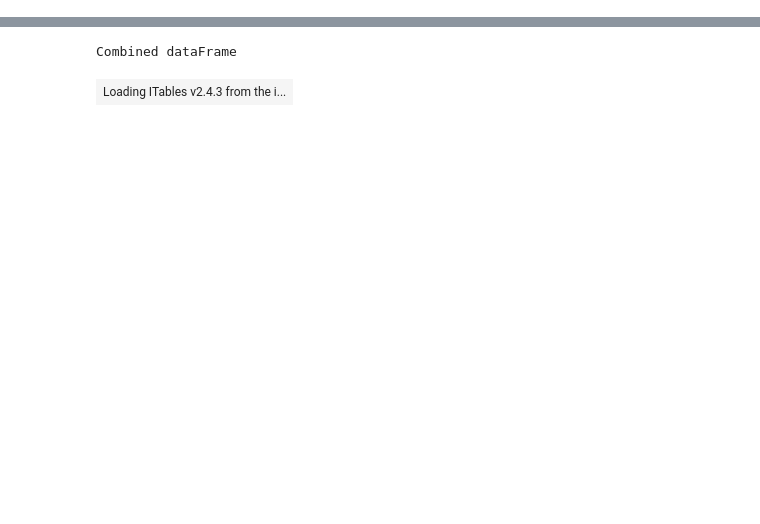
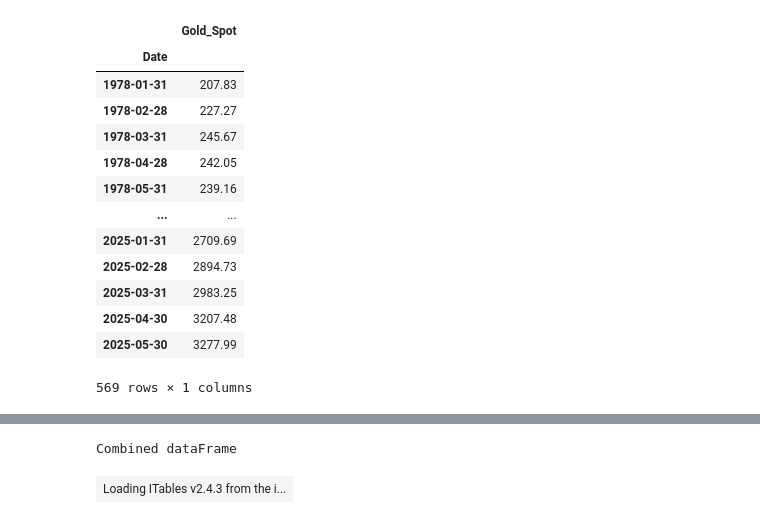
Before and after one commit to HuyPham171-hub/gold-price-prediction, a Jupyter notebook: notebooks/explore.ipynb, the cells around one changed output, grey strips where cells are left out. Cells and saved outputs as stored; diff of their text form; code cells hidden in the pictures; blank space fills up the shorter version.

```diff
--- a/notebooks/explore.ipynb
+++ b/notebooks/explore.ipynb
@@ -24,6 +24,23 @@ gpr_data = gpr_data[["GPR", "GPRT", "GPRA"]]
 # Turn to Daily and ffill missing date
 gpr_data = gpr_data.resample('D').ffill()
 macro_data = macro_data.resample('D').ffill()
+# %%
+gold_spot_USD
+# %% [output]
+|  | Gold_Spot |
+| Date |  |
+| 1978-01-31 | 207.83 |
+| 1978-02-28 | 227.27 |
+| 1978-03-31 | 245.67 |
+| 1978-04-28 | 242.05 |
+| 1978-05-31 | 239.16 |
+| ... | ... |
+| 2025-01-31 | 2709.69 |
+| 2025-02-28 | 2894.73 |
+| 2025-03-31 | 2983.25 |
+| 2025-04-30 | 3207.48 |
+| 2025-05-30 | 3277.99 |
+569 rows × 1 columns
 # %%
 datasets = {
     "market": market_data,
```
Also changed, not shown: parts of 6 cells of this notebook.
